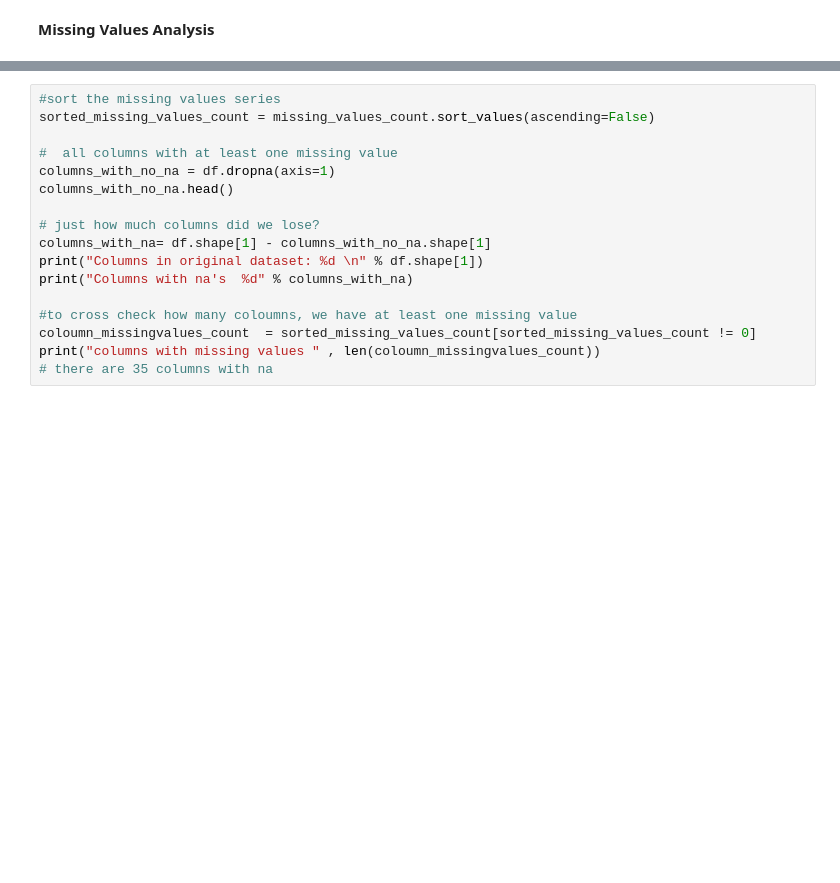
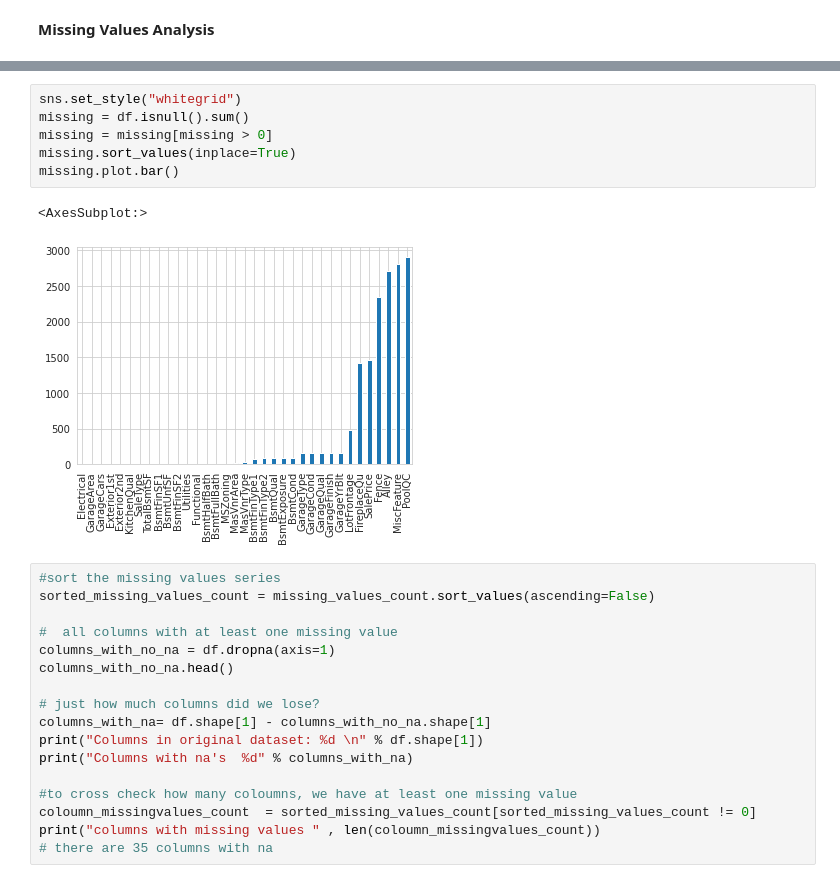
Before and after one commit to mudabir94/kaggle_competitions, a Jupyter notebook: house-price-prediction.ipynb, the cells around one changed output, grey strips where cells are left out. Saved outputs shown, nothing was run; the diff lists cells and outputs as text; blank space fills up the shorter version.

```diff
--- a/house-price-prediction.ipynb
+++ b/house-price-prediction.ipynb
@@ -128,3 +122,12 @@ percent_missing:  6.6050017129153815
+# %%
+sns.set_style("whitegrid")
+missing = df.isnull().sum()
+missing = missing[missing > 0]
+missing.sort_values(inplace=True)
+missing.plot.bar()
+# %% [output]
+<AxesSubplot:>
+[figure, added]
 # %%
 #sort the missing values series
 sorted_missing_values_count = missing_values_count.sort_values(ascending=False)
```
Also changed, not shown: parts of 71 cells of this notebook.
